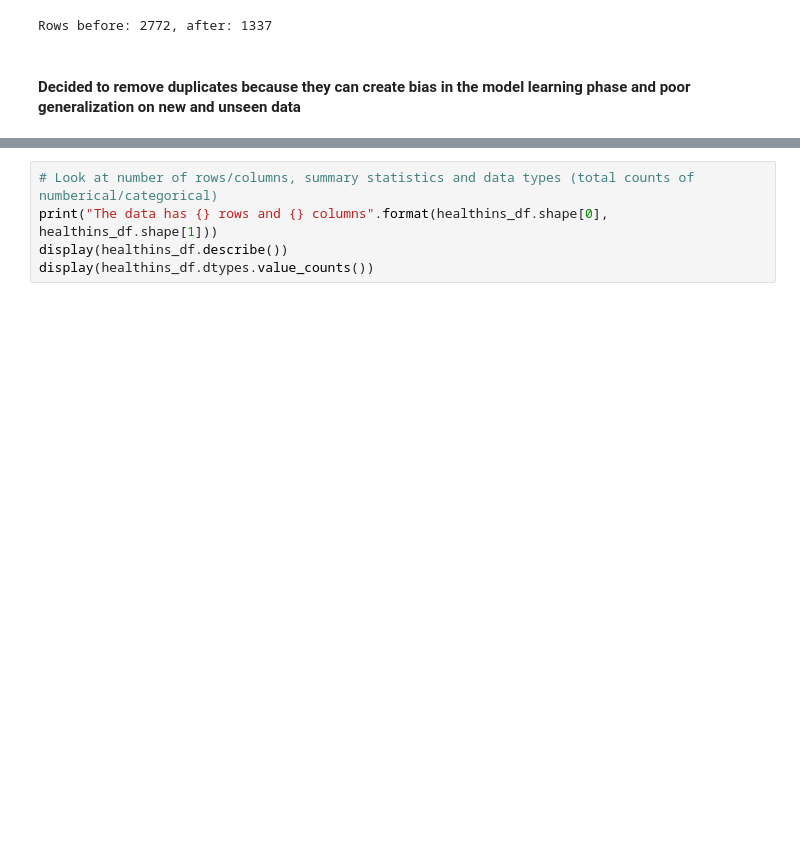
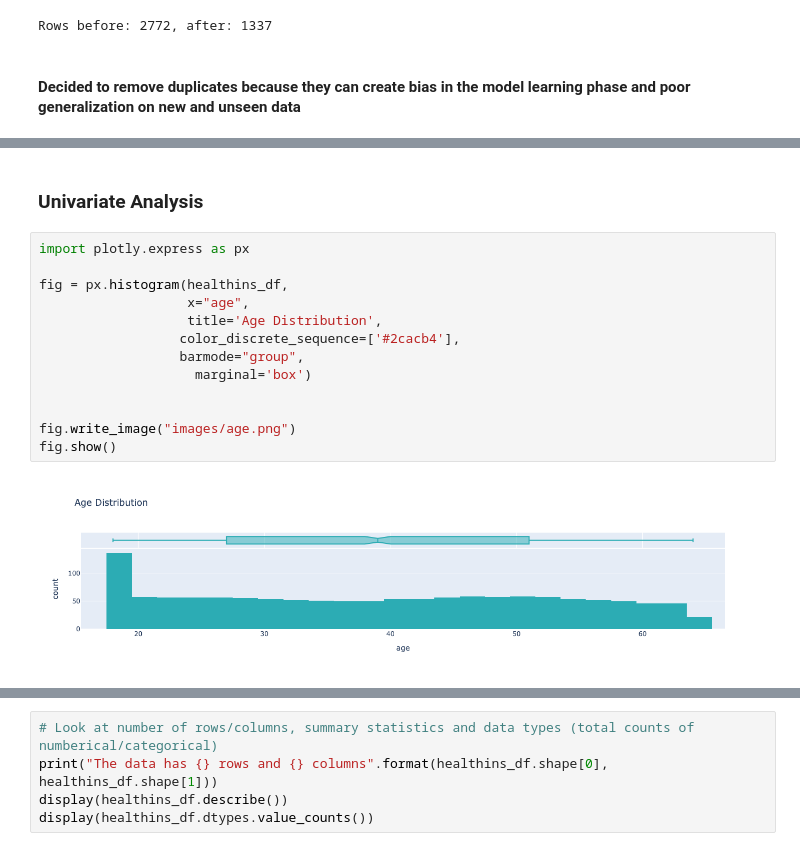
Before and after one commit to kfmatovic716/HEALTH-INSURANCE-COST-ML, a Jupyter notebook: health_insurance.ipynb, the cells around one changed output, grey strips where cells are left out. Drawn from its saved outputs; the diff is of its cells as text; blank space fills up the shorter version.

```diff
--- a/health_insurance.ipynb
+++ b/health_insurance.ipynb
@@ -191,0 +155,17 @@ healthins_df
+# %% [markdown]
+### Univariate Analysis
+# %%
+import plotly.express as px
+
+fig = px.histogram(healthins_df,
+                   x="age",
+                   title='Age Distribution',
+                  color_discrete_sequence=['#2cacb4'],
+                  barmode="group",
+                    marginal='box')
+
+
+fig.write_image("images/age.png")
+fig.show()
+# %% [output]
+[figure, added]
```
Also changed, not shown: parts of 16 cells of this notebook, 8 other files.
